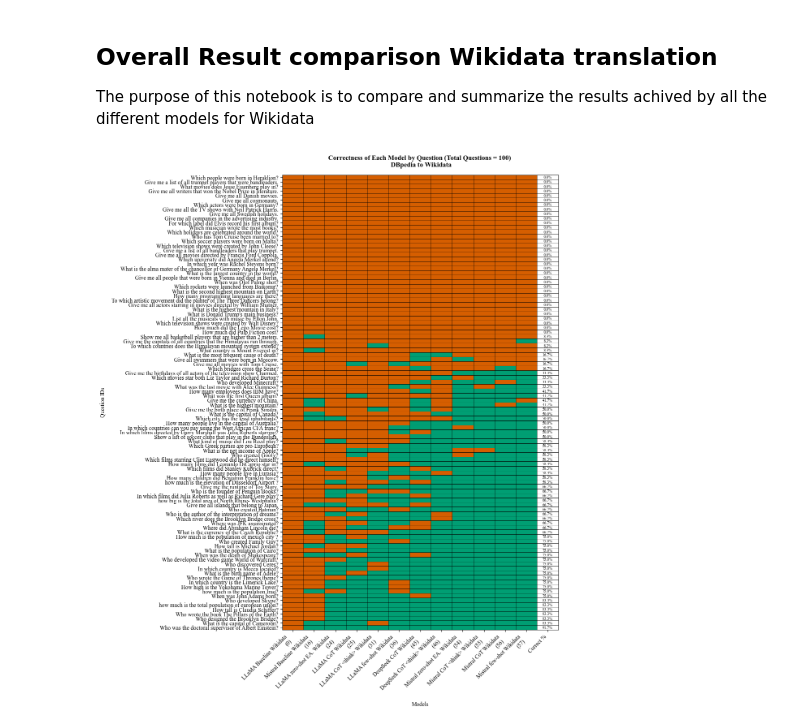
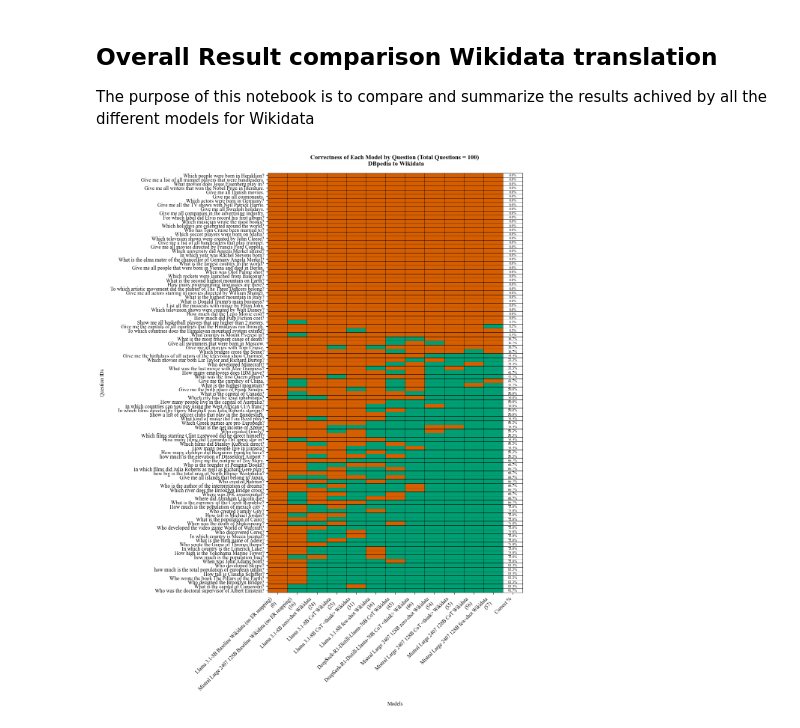
Before and after one commit to semantic-systems/Automatic-SPARQL-translation, a Jupyter notebook: Result-comparison/results_wikidata_translation.ipynb, the cells around one changed output. Saved outputs shown, nothing was run; the diff lists cells and outputs as text; code cells hidden in the pictures.

Commit message:
refactor: chart names change

```diff
--- a/Result-comparison/results_wikidata_translation.ipynb
+++ b/Result-comparison/results_wikidata_translation.ipynb
@@ -23,18 +23,18 @@ solution_file_path = "../data/100_complete_entries_solution.json"
 
 # List of (model_json_path, model_display_name)
 model_files = [
-    ("../QALD9-Plus-testing/baseline-model/baseline-dbpedia-wikidata/baseline_llama_dbpedia_wikidata_executed.json", "LLaMA Baseline Wikidata"),
-    ("../QALD9-Plus-testing/baseline-model/baseline-dbpedia-wikidata/baseline_mistral_dbpedia_wikidata_executed.json", "Mistral Baseline Wikidata"),
-    ("../QALD9-Plus-testing/CoT-entity-aligned/CoT-dbpedia-wikidata/CoT_llama_dbpedia_wikidata_executed.json", "LLaMA CoT Wikidata"),
-    ("../QALD9-Plus-testing/zero-shot-entity-aligned/zero-shot-entity-aligned-dbpedia-wikidata/zero_shot_entity_aligned_llama_dbpedia_wikidata_executed.json", "LLaMA zero-shot EA. Wikidata"),
-    ("../QALD9-Plus-testing/CoT-entity-aligned/CoT-dbpedia-wikidata-think/CoT_llama_dbpedia_wikidata_executed_think.json", "LLaMA CoT <think> Wikidata"),
-    ("../QALD9-Plus-testing/few-shot-entity-aligned/few-shot-dbpedia-wikidata/few_shot_llama_dbpedia_wikidata_executed.json", "LLaMA few-shot Wikidata"),
-    ("../QALD9-Plus-testing/CoT-entity-aligned/CoT-dbpedia-wikidata-DeepSeek/CoT_deepseek_dbpedia_wikidata_executed.json", "DeepSeek CoT Wikidata"),
-    ("../QALD9-Plus-testing/CoT-entity-aligned/CoT-dbpedia-wikidata-think/CoT_deepseek_dbpedia_wikidata_executed_think.json", "DeepSeek CoT <think> Wikidata"),
-    ("../QALD9-Plus-testing/zero-shot-entity-aligned/zero-shot-entity-aligned-dbpedia-wikidata/zero_shot_entity_aligned_mistral_dbpedia_wikidata_executed.json", "Mistral zero-shot EA. Wikidata"),
-    ("../QALD9-Plus-testing/CoT-entity-aligned/CoT-dbpedia-wikidata-think/CoT_mistral_dbpedia_wikidata_executed_think.json", "Mistral CoT <think> Wikidata"),
-    ("../QALD9-Plus-testing/CoT-entity-aligned/CoT-dbpedia-wikidata/CoT_mistral_dbpedia_wikidata_executed.json", "Mistral CoT Wikidata"),
-    ("../QALD9-Plus-testing/few-shot-entity-aligned/few-shot-dbpedia-wikidata/few_shot_mistral_dbpedia_wikidata_executed.json", "Mistral few-shot Wikidata"),
+    ("../QALD9-Plus-testing/baseline-model/baseline-dbpedia-wikidata/baseline_llama_dbpedia_wikidata_executed.json", "Llama 3.1-8B Baseline Wikidata (no ER mapping)"),
+    ("../QALD9-Plus-testing/baseline-model/baseline-dbpedia-wikidata/baseline_mistral_dbpedia_wikidata_executed.json", "Mistral Large 2407 128B Baseline Wikidata (no ER mapping)"),
+    ("../QALD9-Plus-testing/CoT-entity-aligned/CoT-dbpedia-wikidata/CoT_llama_dbpedia_wikidata_executed.json", "Llama 3.1-8B CoT Wikidata"),
+    ("../QALD9-Plus-testing/zero-shot-entity-aligned/zero-shot-entity-aligned-dbpedia-wikidata/zero_shot_entity_aligned_llama_dbpedia_wikidata_executed.json", "Llama 3.1-8B zero-shot Wikidata"),
+    ("../QALD9-Plus-testing/CoT-entity-aligned/CoT-dbpedia-wikidata-think/CoT_llama_dbpedia_wikidata_executed_think.json", "Llama 3.1-8B CoT <think> Wikidata"),
+    ("../QALD9-Plus-testing/few-shot-entity-aligned/few-shot-dbpedia-wikidata/few_shot_llama_dbpedia_wikidata_executed.json", "Llama 3.1-8B few-shot Wikidata"),
+    ("../QALD9-Plus-testing/CoT-entity-aligned/CoT-dbpedia-wikidata-DeepSeek/CoT_deepseek_dbpedia_wikidata_executed.json", "DeepSeek-R1-Distill-Llama-70B CoT Wikidata"),
+    ("../QALD9-Plus-testing/CoT-entity-aligned/CoT-dbpedia-wikidata-think/CoT_deepseek_dbpedia_wikidata_executed_think.json", "DeepSeek-R1-Distill-Llama-70B CoT <think> Wikidata"),
+    ("../QALD9-Plus-testing/zero-shot-entity-aligned/zero-shot-entity-aligned-dbpedia-wikidata/zero_shot_entity_aligned_mistral_dbpedia_wikidata_executed.json", "Mistral Large 2407 128B zero-shot Wikidata"),
+    ("../QALD9-Plus-testing/CoT-entity-aligned/CoT-dbpedia-wikidata-think/CoT_mistral_dbpedia_wikidata_executed_think.json", "Mistral Large 2407 128B CoT <think> Wikidata"),
+    ("../QALD9-Plus-testing/CoT-entity-aligned/CoT-dbpedia-wikidata/CoT_mistral_dbpedia_wikidata_executed.json", "Mistral Large 2407 128B CoT Wikidata"),
+    ("../QALD9-Plus-testing/few-shot-entity-aligned/few-shot-dbpedia-wikidata/few_shot_mistral_dbpedia_wikidata_executed.json", "Mistral Large 2407 128B few-shot Wikidata"),
 ]
 
 # --------------------------------------------------
@@ -95,34 +95,34 @@ norm_main = mcolors.BoundaryNorm([-0.5, 0.5, 1.5], cmap_main.N)
 im = ax.imshow(data_for_plot[:, :-1], cmap=cmap_main, norm=norm_main, aspect='auto')
 
 ax.set_xticks(np.arange(len(sorted_model_names) + 1))
 ax.set_yticks(np.arange(n_questions))
 
 # Update x-axis labels with sorted models and correct answer counts
 xtick_labels = [f"{name}\n({correct_counts[name]})" for name in sorted_model_names] + ["Correct %"]
 ax.set_xticklabels(xtick_labels, rotation=45, ha='right')
 
 ax.set_yticklabels(df_correctness.index)
 
 ax.set_xticks(np.arange(len(sorted_model_names) + 2) - 0.5, minor=True)
 ax.set_yticks(np.arange(n_questions + 1) - 0.5, minor=True)
 ax.grid(which="minor", color="black", linestyle='-', linewidth=0.5)
 ax.tick_params(which="minor", bottom=False, left=False)
 
 ax.set_title(f"Correctness of Each Model by Question (Total Questions = {n_questions}) \n DBpedia to Wikidata", fontweight='bold', pad=15)
 ax.set_xlabel("Models", labelpad=10)
 ax.set_ylabel("Question IDs", labelpad=10)
 
 # --------------------------------------------------
 # 6. Insert "Correct %" values inside the last column
 # --------------------------------------------------
 for i, perc_correct in enumerate(df_correctness["Correct %"]):
     ax.text(x=len(sorted_model_names), y=i, s=f"{perc_correct:.1f}%", va="center", ha="center", fontsize=7, color="black")
 
 ax.set_xlim(-0.5, len(sorted_model_names) + 0.5)
 plt.subplots_adjust(left=0.2, bottom=0.12, right=0.88, top=0.92)
 plt.show()
 # %% [output]
-[figure, old version]
+[figure, new version]
 # %%
 # ----------------------------
 # 1. Define input file paths
```
Also changed, not shown: parts of 3 cells of this notebook, 14 other files.
